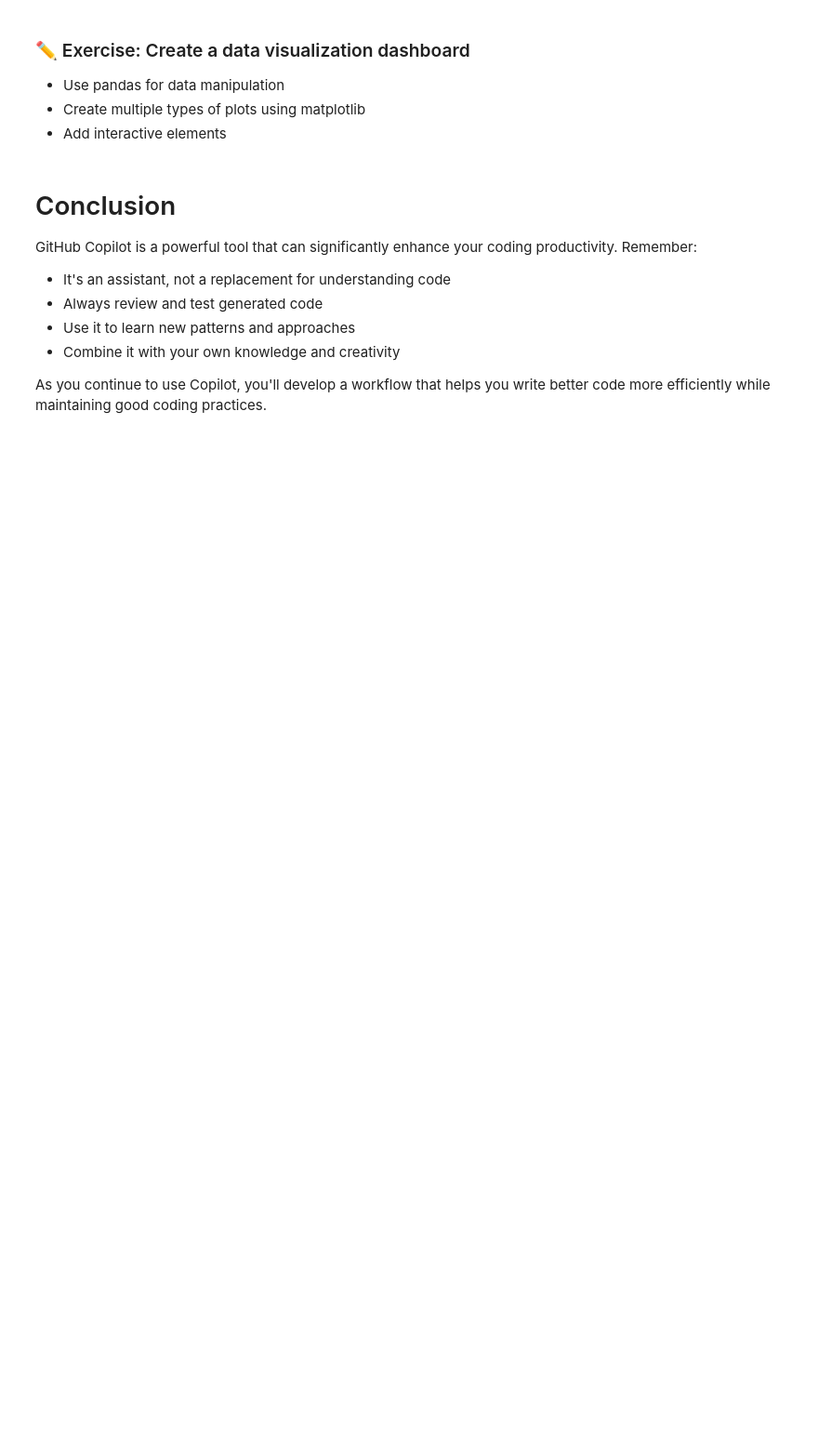
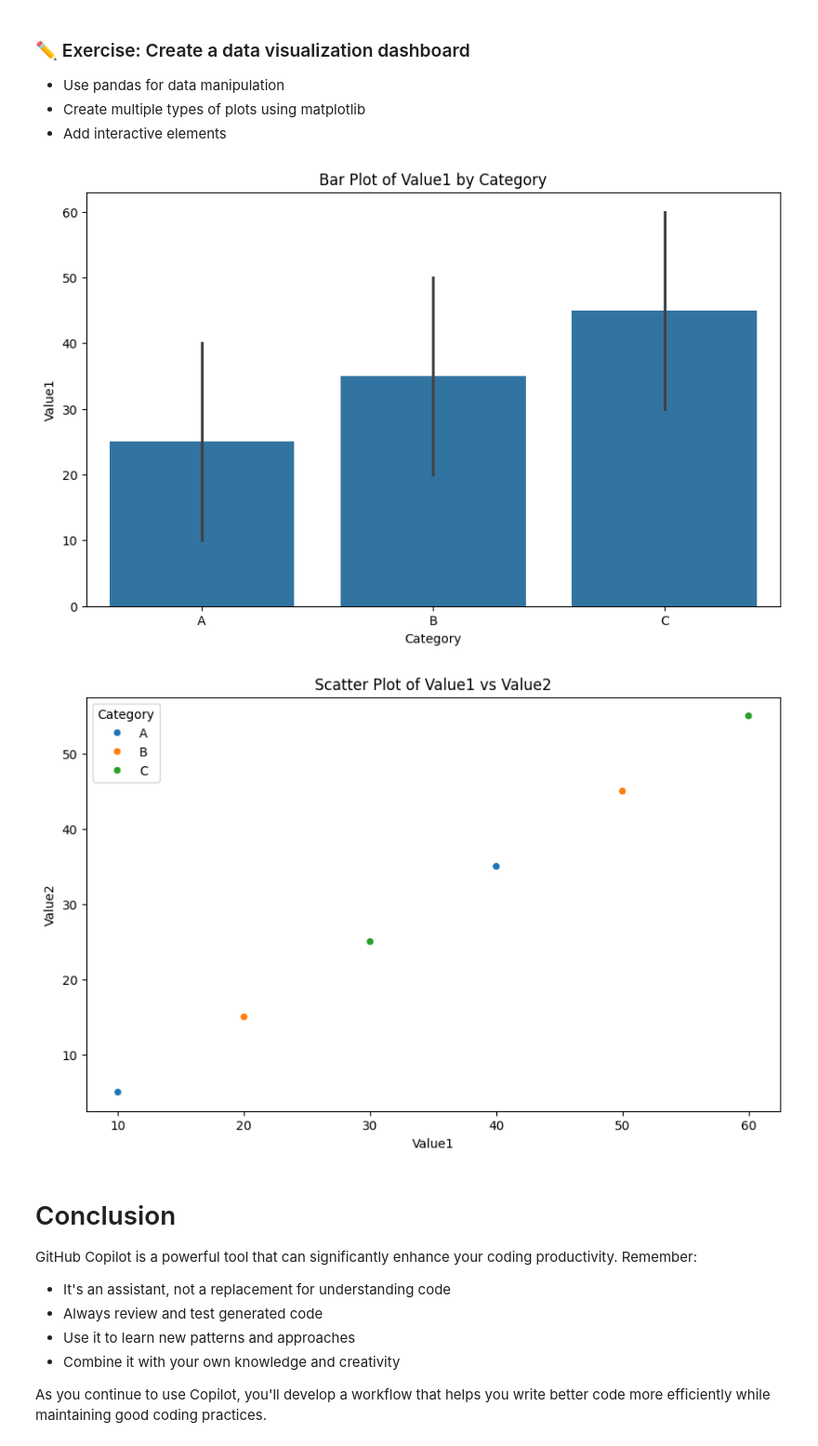
Before and after one commit to AntoniHalka/BME3053C-Spring-2025, a Jupyter notebook: lessons-solved/08_Copilot_Introduction.ipynb, the cells around one changed output. Shown at 93% size. Cells and saved outputs as stored; diff of their text form; code cells hidden in the pictures; blank space fills up the shorter version.

```diff
--- a/lessons-solved/08_Copilot_Introduction.ipynb
+++ b/lessons-solved/08_Copilot_Introduction.ipynb
@@ -289,6 +438,46 @@ def calculate_dosage(weight, age, condition):
    - Use pandas for data manipulation
    - Create multiple types of plots using matplotlib
    - Add interactive elements
+# %%
+### ✏️ Exercise: Create a data visualization dashboard
+#Use pandas for data manipulation
+#Create multiple types of plots using matplotlib
+#Add interactive elements
+import pandas as pd
+import matplotlib.pyplot as plt
+import seaborn as sns
+import plotly.express as px
+import plotly.graph_objects as go
+import plotly.io as pio
+pio.renderers.default = 'browser'  # Set default renderer to open in browser
+# Generate sample data
+data = {
+    'Category': ['A', 'B', 'C', 'A', 'B', 'C'],
+    'Value1': [10, 20, 30, 40, 50, 60],
+    'Value2': [5, 15, 25, 35, 45, 55]
+}
+df = pd.DataFrame(data)
+# Create a bar plot using matplotlib
+plt.figure(figsize=(10, 6))
+sns.barplot(x='Category', y='Value1', data=df)
+plt.title('Bar Plot of Value1 by Category')
+plt.xlabel('Category')
+plt.ylabel('Value1')
+plt.show()
+# Create a scatter plot using seaborn
+plt.figure(figsize=(10, 6))
+sns.scatterplot(x='Value1', y='Value2', hue='Category', data=df)
+plt.title('Scatter Plot of Value1 vs Value2')
+plt.xlabel('Value1')
+plt.ylabel('Value2')
+plt.legend(title='Category')
+plt.show()
+# Create an interactive plot using Plotly
+fig = px.scatter(df, x='Value1', y='Value2', color='Category', title='Interactive Scatter Plot')
+fig.show()
+# %% [output]
+[figure, added]
+[figure, added]
 # %% [markdown]
 # Conclusion
 
```
Also changed, not shown: parts of 4 cells of this notebook.
